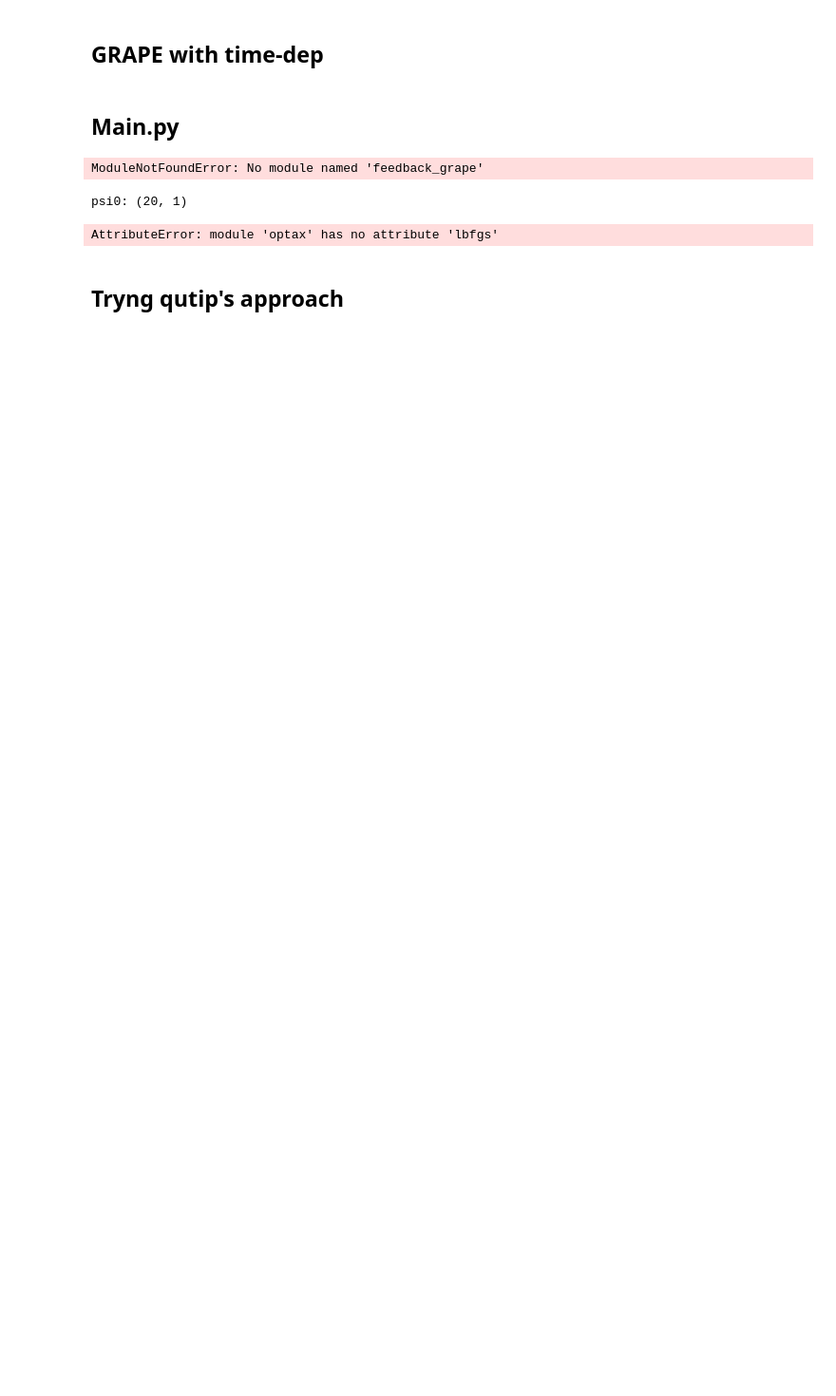
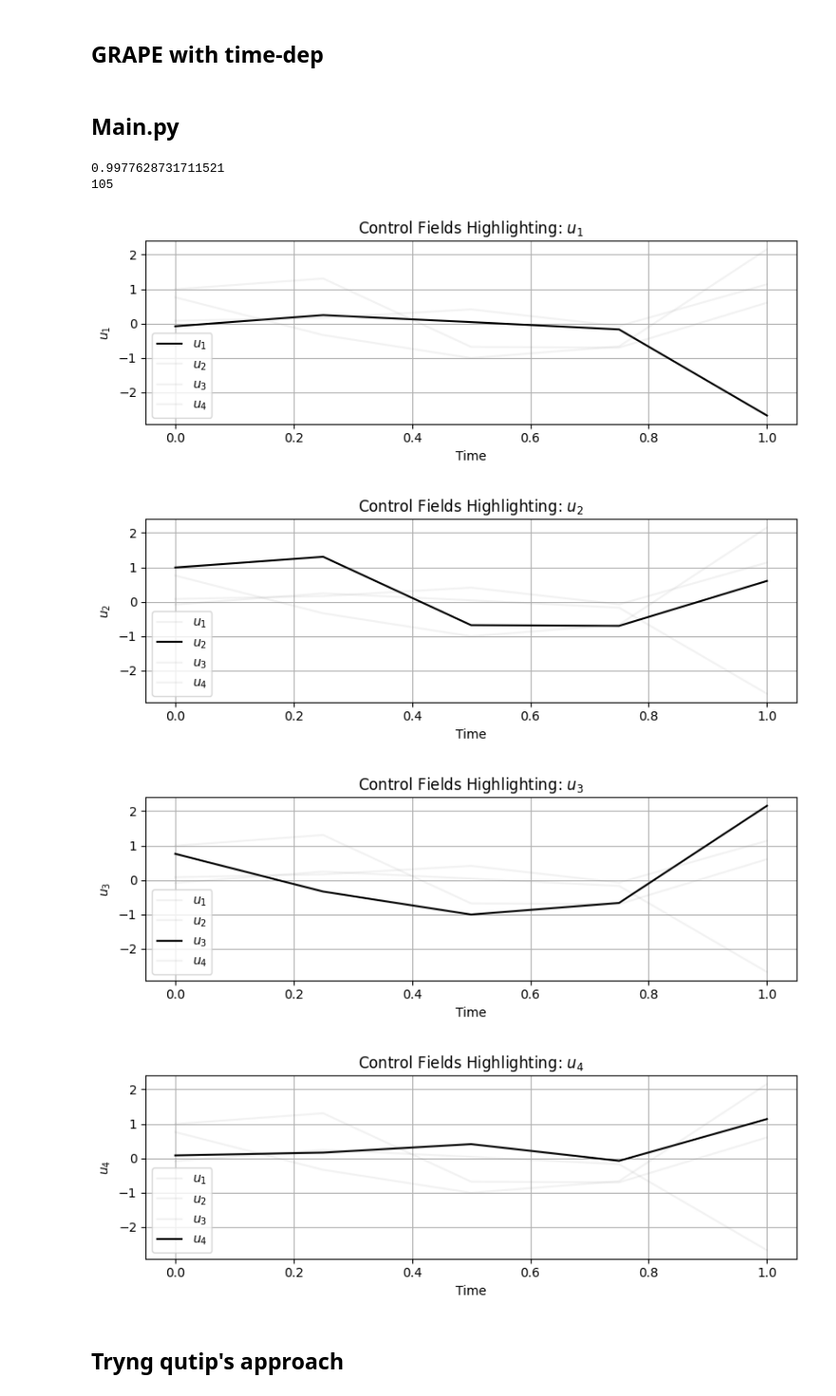
Before and after one commit to YousefElbrolosy/feedback-grape, a Jupyter notebook: feedback_grape/grape_test.ipynb, the cells around one changed output. Shown at 95% size. Saved outputs shown, nothing was run; the diff lists cells and outputs as text; code cells hidden in the pictures; blank space fills up the shorter version.

Commit message:
feat: now grape_test works correctly

```diff
--- a/feedback_grape/grape_test.ipynb
+++ b/feedback_grape/grape_test.ipynb
@@ -285,7 +104,7 @@ plot_control_amplitudes(
 )
 # %%
 U_target = cnot()
-U_f = result["final_density_operator"]
+U_f = result.final_operator
 # %%
 def overlap(U_target, U_f):
     """
@@ -649,11 +468,10 @@ import qutip as qt
 import numpy as np
 import jax.numpy as jnp
 import qutip_qtrl.pulseoptim as qtrl
-from feedback_grape.grape import optimize_pulse
-from feedback_grape.utils.gates import *
-from feedback_grape.utils.operators import *
-from feedback_grape.utils.tensor import tensor
-from feedback_grape.utils.states import basis
+from utils.gates import *
+from utils.operators import *
+from utils.tensor import tensor
+from utils.states import basis
 # ruff: noqa
 
 N_cav = 10
@@ -677,12 +495,6 @@ def build_ham(e_qub, e_cav):
     one = tensor(identity(2), identity(N_cav))
 
     H0 = +(chi / 2) * n_phot @ (sigz + one)
-    H_ctrl_qub = mu_qub * sigp
-    H_ctrl_qub_dag = hconj(H_ctrl_qub)
-    H_ctrl_cav = mu_cav * adag
-    H_ctrl_cav_dag = hconj(H_ctrl_cav)
-
-    H_ctrl = [H_ctrl_qub, H_ctrl_qub_dag, H_ctrl_cav, H_ctrl_cav_dag]
 
     H_ctrl = mu_qub * sigp * e_qub + mu_cav * adag * e_cav
     H_ctrl += hconj(H_ctrl)
@@ -714,7 +526,7 @@ def build_grape_format_ham():
     return H0, H_ctrl
 
 
-def test_time_dep():
+def test_time_dep(optimizer="adam"):
     time_start = 0.0
     time_end = 1.0
     time_intervals_num = 5
@@ -743,7 +555,6 @@ def test_time_dep():
     psi0 = tensor(basis(2), basis(N_cav))
     psi = U @ psi0
 
-    print(f"psi0: {psi0.shape}")
 
     H0_grape, H_ctrl_grape = build_grape_format_ham()
 
@@ -757,22 +568,20 @@ def test_time_dep():
         ),  # Ensure this is an integer
         time_end - time_start,
         max_iter=10000,
-        convergence_threshold=1e-13,
-        learning_rate=1e-1,
+        # when you decrease convergence threshold, it is more accurate
+        convergence_threshold=1e-3,
+        learning_rate=1e-2,
         type="state",
-        optimizer="adam",
+        optimizer=optimizer,
     )
-
-
-if __name__ == "__main__":
-    test_time_dep()
+    return res
-# %% [output]
-ModuleNotFoundError: No module named 'feedback_grape'
-# %%
-test_time_dep()
-# %% [output]
-psi0: (20, 1)
-AttributeError: module 'optax' has no attribute 'lbfgs'
+# %%
+res = test_time_dep("l-bfgs")
+print(res.final_fidelity)
+print(res.iterations)
+# %% [output]
+0.9977628731711521
+105
 # %%
 time_start = 0.0
 time_end = 1.0
@@ -782,7 +591,12 @@ t_grid = jnp.linspace(time_start, time_end, time_intervals_num)
 # %%
 H_labels = [r'$u_1$', r'$u_2$', r'$u_3$', r'$u_4$', r'$u_5$']
 # %%
-plot_control_amplitudes(t_grid, result.control_amplitudes, labels=H_labels)
+plot_control_amplitudes(t_grid, res.control_amplitudes, labels=H_labels)
+# %% [output]
+[figure, added]
+[figure, added]
+[figure, added]
+[figure, added]
 # %% [markdown]
 ## Tryng qutip's approach
 # %%
```
Also changed, not shown: parts of 8 cells of this notebook.
